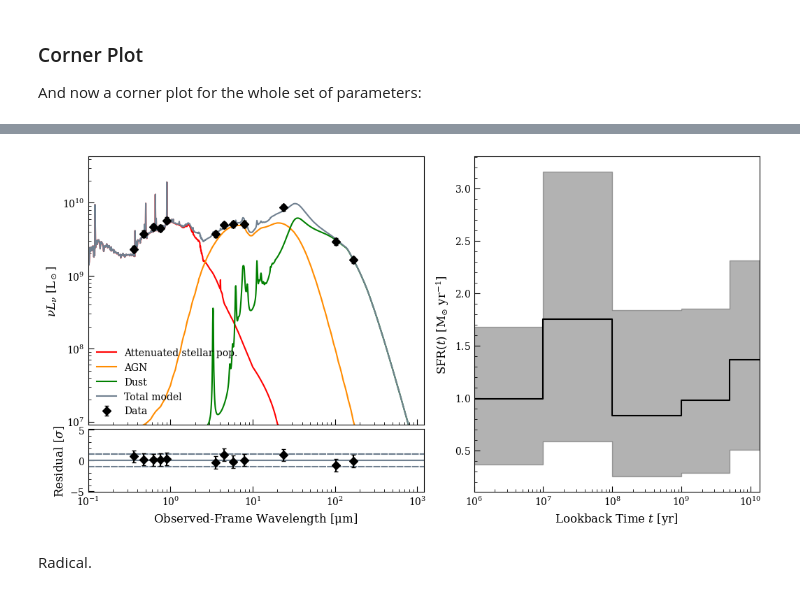
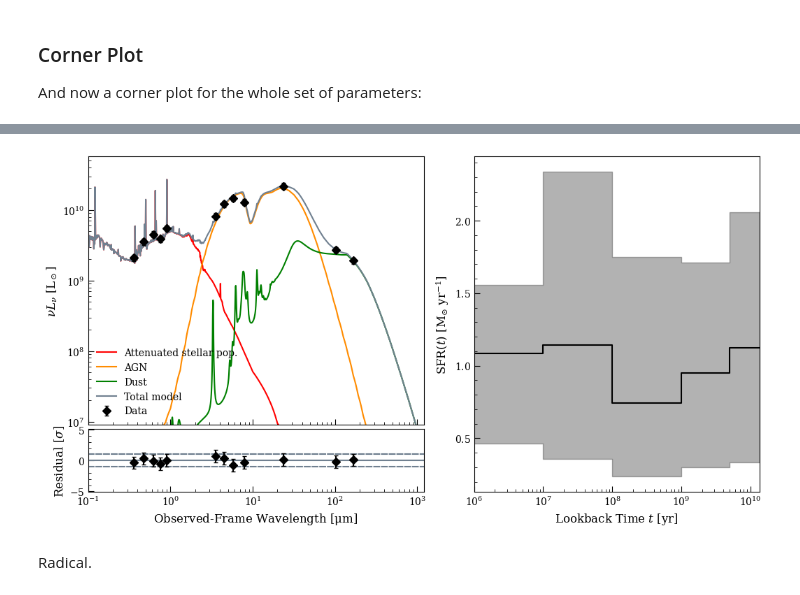
Before and after one commit to ebmonson/lightningpy, a Jupyter notebook: examples/notebooks/fit_sim_AGN_demo.ipynb, the cells around one changed output, grey strips where cells are left out. Cells and saved outputs as stored; diff of their text form; code cells hidden in the pictures.

```diff
--- a/examples/notebooks/fit_sim_AGN_demo.ipynb
+++ b/examples/notebooks/fit_sim_AGN_demo.ipynb
@@ -74,14 +95,14 @@ l.flux_unc = fsim_unc
 p = np.array([1,1,1,1,1,
               0.3, 0.0, 0.0,
               2, 1, 3e5, 0.1, 0.01,
-              11, 0.5, 7])
+              11, 0.5, 7, 0.1])
 
 # Currently the setup is to provide this mask that tells
 # lightning which parameters are constant
 const_dim = np.array([False, False, False, False, False,
                       False, True, True,
                       True, False, True, False, False,
-                      False, False, True])
+                      False, False, True, False])
 
 priors = [UniformPrior([0, 1e1]), # SFH
           UniformPrior([0, 1e1]),
@@ -98,7 +119,8 @@ priors = [UniformPrior([0, 1e1]), # SFH
           UniformPrior([0.0047, 0.0458]), # q_PAH
           UniformPrior([10, 12]), # L_AGN
           UniformPrior([0,1]), # cos i
-          None # tau97
+          None, # tau97
+          UniformPrior([0, 1]) # tau PD
          ]
 
 var_dim = ~const_dim
@@ -112,13 +134,13 @@ p0[:, const_dim] = p[const_dim]
 
 # Will print a tqdm progress bar -- note that the pure models s-1 throughput
 # is the number of iterations s-1 that it shows multiplied by the number of walkers.
-mcmc = l.fit(p0,
-             method='emcee',
-             Nwalkers=Nwalkers,
-             Nsteps=Nsteps,
-             const_dim=const_dim,
-             priors=priors
-             )
+mcmc = lgh.fit(p0,
+               method='emcee',
+               Nwalkers=Nwalkers,
+               Nsteps=Nsteps,
+               const_dim=const_dim,
+               priors=priors
+               )
 # %% [markdown]
 Check on the acceptance fraction and construct the final chain:
 # %%
@@ -145,7 +167,9 @@ state = mcmc.run_mcmc(None, 5000, progress=True)
 #   and won't give us the autocorrelation scale if even one parameter is slightly longer than N/50
 # - Re-run the whole MCMC (expensive)
 # - Simply continue the MCMC where it left off by doing mcmc.run_mcmc(None, Nsteps).
-chain, logprob_chain, tau_ac = l.get_mcmc_chains(mcmc, discard=2000, thin=500)
+chain, logprob_chain, tau_ac = l.get_mcmc_chains(mcmc, discard=2000, thin=500,
+                                                 const_dim=const_dim,
+                                                 const_vals=p[const_dim])
 # %% [output]
 WARNING: The integrated autocorrelation time is longer than N/50.
          The autocorrelation estimate may be unreliable.
@@ -184,28 +214,36 @@ Sick.
 This'll be our typical plot, with the best-fit SED and the 16th-84th percentile of the SFH. In the future this first block would be handled by a helper method of the `Lightning` class that ingests the fitting
 result (MCMC sampler from `emcee`, optimization result from `scipy.optimize`, maybe `MultiNest`, who knows).
 # %%
-from lightning.plots import sed_plot_bestfit, sed_plot_delchi, sfh_plot
+#from lightning.plots import sed_plot_bestfit, sed_plot_delchi, sfh_plot
 
 # We can use the builtin plotting functions to make individual figures...
 # fig1, ax1 = sed_plot_bestfit(l, param_arr, logprob_chain, plot_components=True)
 # fig2, ax2 = sed_plot_delchi(l, param_arr, logprob_chain)
 # fig3, ax3 = sfh_plot(l, param_arr)
 
 # Or we can use them to make a complex (hopefully) publication quality
 # figure by laying out our axes and then using the `ax` keyword in each function:
 fig4 = plt.figure(figsize=(12,6))
 ax41 = fig4.add_axes([0.1, 0.26, 0.4, 0.64])
 ax42 = fig4.add_axes([0.1, 0.1, 0.4, 0.15])
 ax43 = fig4.add_axes([0.56, 0.1, 0.34, 0.8])
 
-fig4, ax41 = sed_plot_bestfit(l, param_arr, logprob_chain,
+# fig4, ax41 = sed_plot_bestfit(l, param_arr, logprob_chain,
+#                               plot_components=True,
+#                               ax=ax41,
+#                               legend_kwargs={'loc': 'lower left', 'frameon': False})
+# ax41.set_xticklabels([])
+# fig4, ax42 = sed_plot_delchi(l, param_arr, logprob_chain, ax=ax42)
+# fig4, ax43 = sfh_plot(l, param_arr, ax=ax43)
+
+fig4, ax41 = lgh.sed_plot_bestfit(chain, logprob_chain,
                               plot_components=True,
                               ax=ax41,
                               legend_kwargs={'loc': 'lower left', 'frameon': False})
 ax41.set_xticklabels([])
-fig4, ax42 = sed_plot_delchi(l, param_arr, logprob_chain, ax=ax42)
-fig4, ax43 = sfh_plot(l, param_arr, ax=ax43)
+fig4, ax42 = lgh.sed_plot_delchi(chain, logprob_chain, ax=ax42)
+fig4, ax43 = lgh.sfh_plot(chain, ax=ax43)
 # %% [output]
-[figure, old version]
+[figure, new version]
 # %% [markdown]
 Radical.
```
Also changed, not shown: parts of 11 cells of this notebook.
